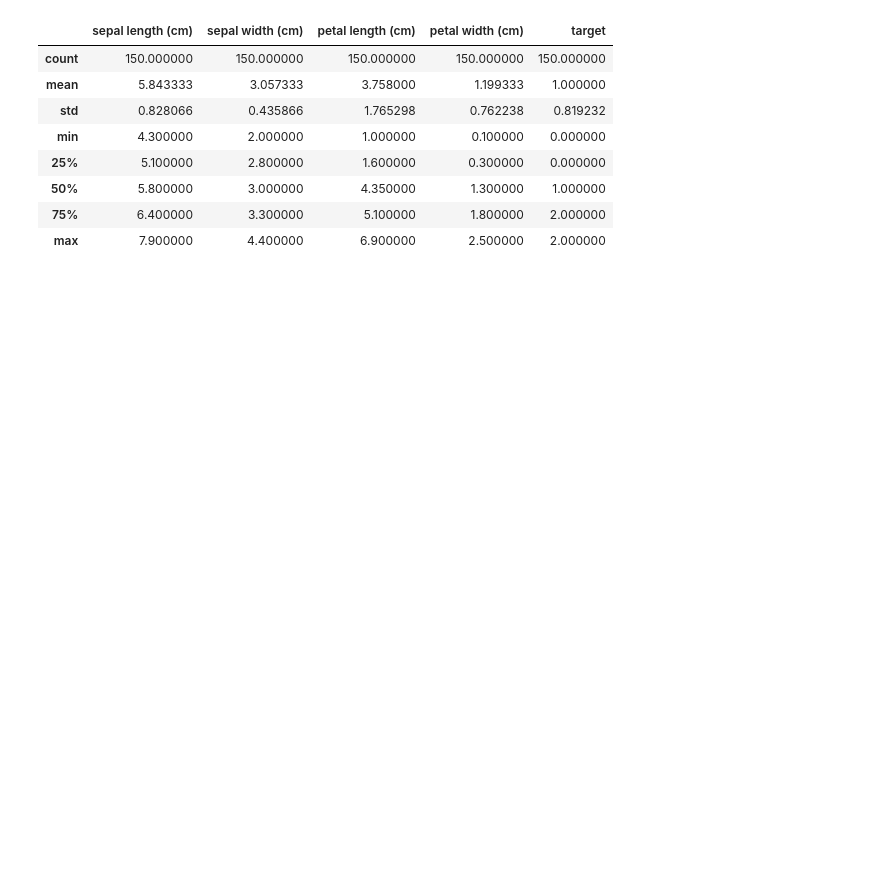
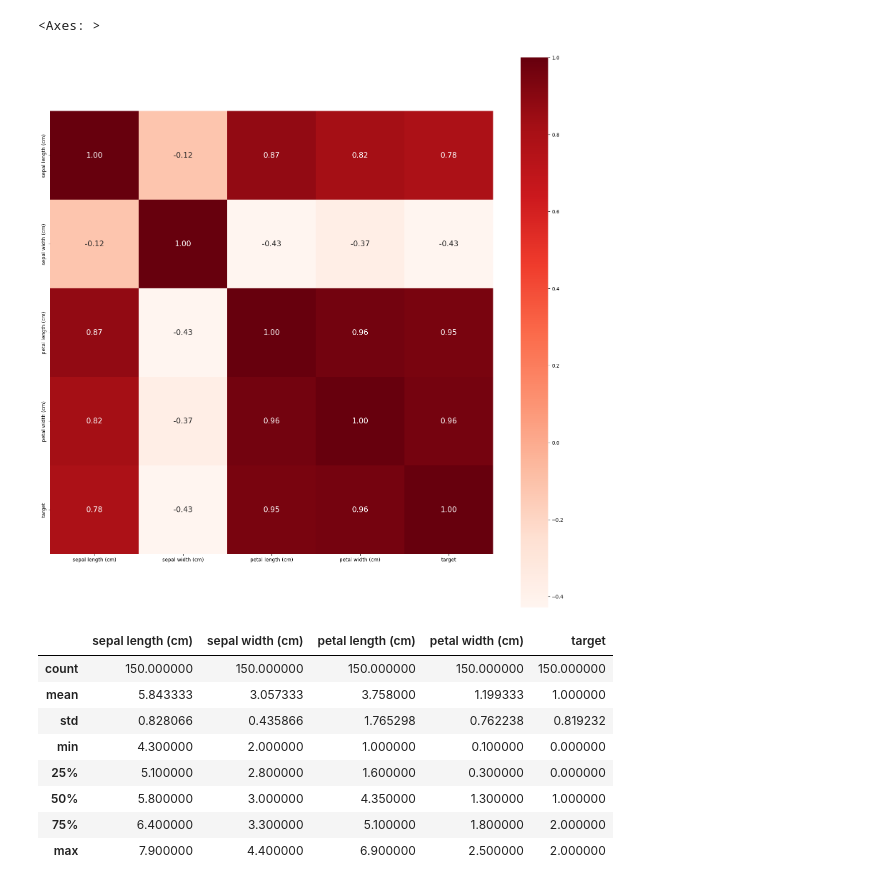
Before and after one commit to FguerraCarrazana/Pr-ctica-laboral-ML, a Jupyter notebook: iris.ipynb, the cells around one changed output. Saved outputs shown, nothing was run; the diff lists cells and outputs as text; code cells hidden in the pictures; blank space fills up the shorter version.

```diff
--- a/iris.ipynb
+++ b/iris.ipynb
@@ -1,6 +1,16 @@
 # %%
 import pandas as pd
 iris = pd.read_csv("D:/No tocar/Lic. Ciencias de la Computacion/Cuarto Semestre/Practica Laboral IA/CODE/iris.csv")
+# %%
+import matplotlib.pyplot as plt
+import seaborn as sns
+iris = iris.drop('target_name', axis=1)
+corr = iris.corr()
+plt.figure(figsize=(20,20))
+sns.heatmap(corr, cbar=True, square= True, fmt='.2f', annot=True, annot_kws={'size':15}, cmap='Reds')
+# %% [output]
+<Axes: >
+[figure, added]
 # %%
 iris.describe()
 # %% [output]
```
Also changed, not shown: parts of 20 cells of this notebook.
